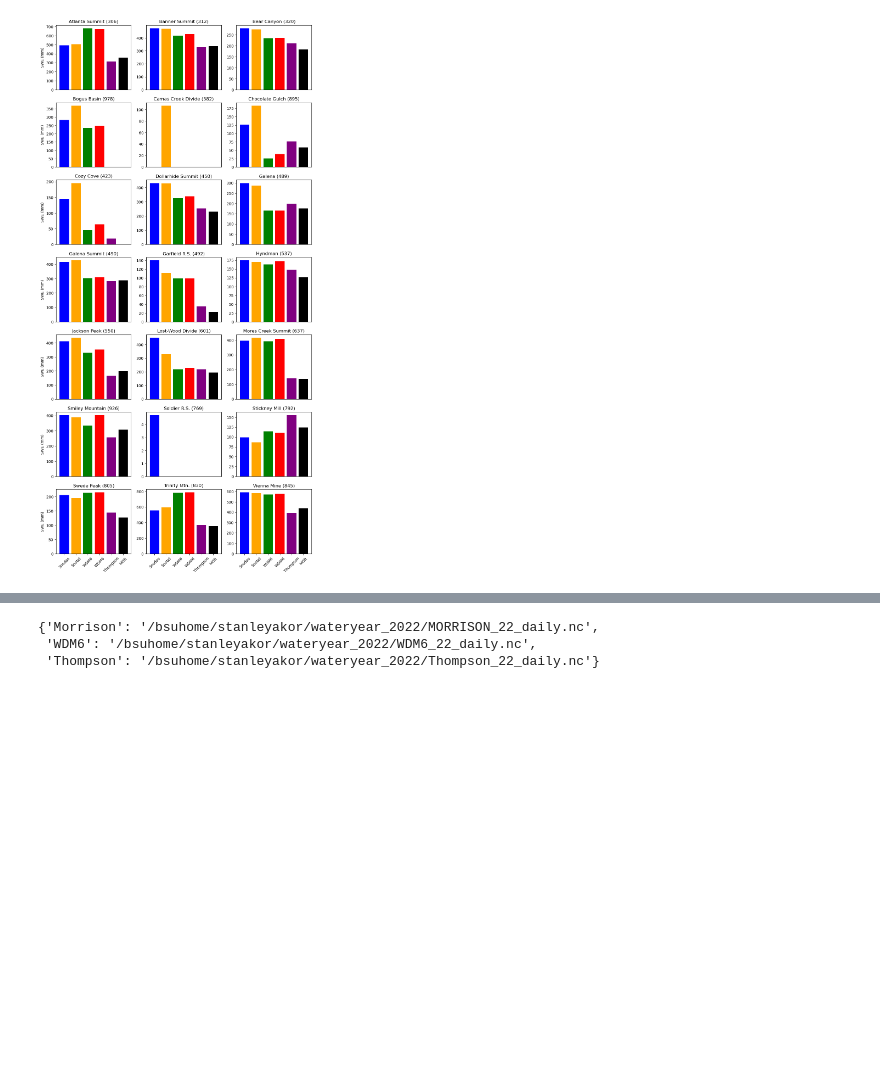
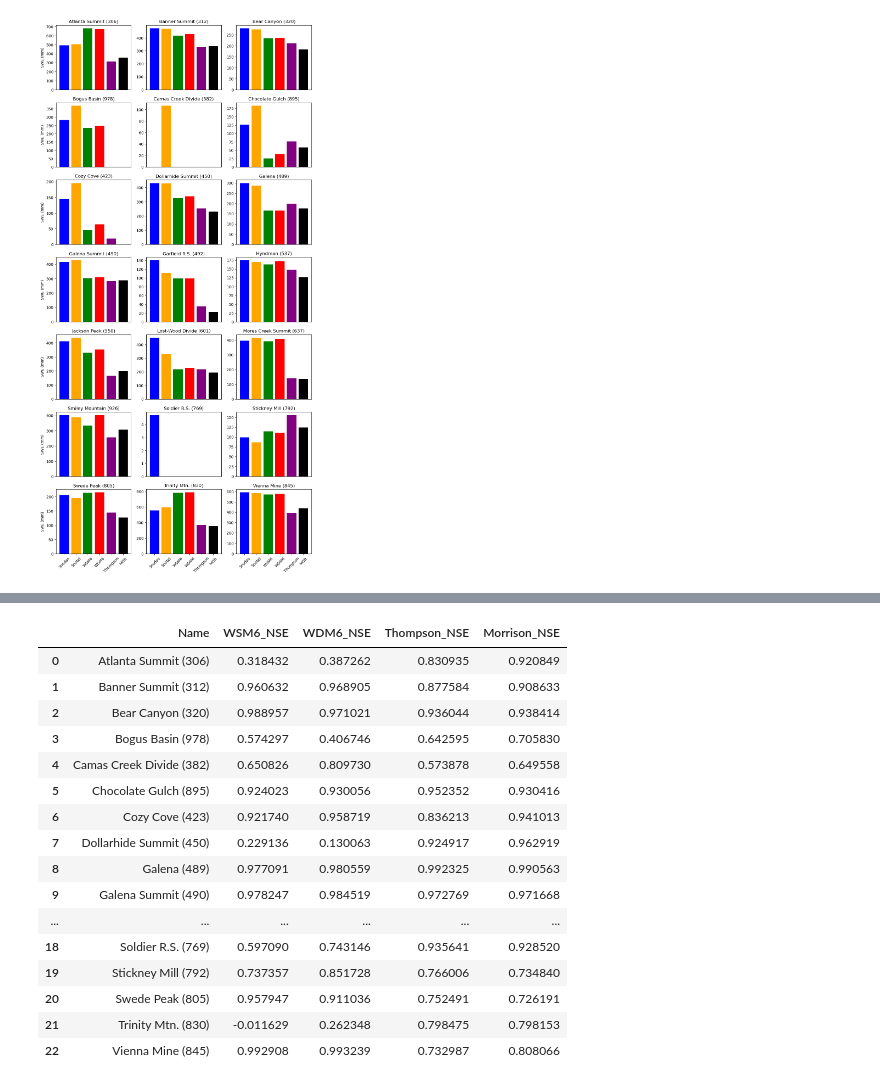
Before and after one commit to stanleyakor1/Comprehensive-Ecam, a Jupyter notebook: Artifact/scritps/precip.ipynb, the cells around one changed output, grey strips where cells are left out. Cells and saved outputs as stored; diff of their text form; code cells hidden in the pictures; blank space fills up the shorter version.

```diff
--- a/Artifact/scritps/precip.ipynb
+++ b/Artifact/scritps/precip.ipynb
@@ -241,10 +70,25 @@ Vienna Mine (845)         0.994035  0.995468      0.778640      0.874299
 # %%
-All_schemes
+precip = pd.read_csv('precip_station_data.csv')
+swe = pd.read_csv('swe_station_data.csv')
+swh = pd.read_csv('swh_station_data.csv')
-# %% [output]
-{'Morrison': '/bsuhome/stanleyakor/wateryear_2022/MORRISON_22_daily.nc',
- 'WDM6': '/bsuhome/stanleyakor/wateryear_2022/WDM6_22_daily.nc',
- 'Thompson': '/bsuhome/stanleyakor/wateryear_2022/Thompson_22_daily.nc'}
 # %%
-def NSE(wrf,df):
-    return 1 -  (np.sum(df- wrf)/(np.sum((df - np.mean(df))**2)))
+precip
+# %% [output]
+|  | Name | WSM6_NSE | WDM6_NSE | Thompson_NSE | Morrison_NSE |
+| 0 | Atlanta Summit (306) | 0.318432 | 0.387262 | 0.830935 | 0.920849 |
+| 1 | Banner Summit (312) | 0.960632 | 0.968905 | 0.877584 | 0.908633 |
+| 2 | Bear Canyon (320) | 0.988957 | 0.971021 | 0.936044 | 0.938414 |
+| 3 | Bogus Basin (978) | 0.574297 | 0.406746 | 0.642595 | 0.705830 |
+| 4 | Camas Creek Divide (382) | 0.650826 | 0.809730 | 0.573878 | 0.649558 |
+| 5 | Chocolate Gulch (895) | 0.924023 | 0.930056 | 0.952352 | 0.930416 |
+| 6 | Cozy Cove (423) | 0.921740 | 0.958719 | 0.836213 | 0.941013 |
+| 7 | Dollarhide Summit (450) | 0.229136 | 0.130063 | 0.924917 | 0.962919 |
+| 8 | Galena (489) | 0.977091 | 0.980559 | 0.992325 | 0.990563 |
+| 9 | Galena Summit (490) | 0.978247 | 0.984519 | 0.972769 | 0.971668 |
+| ... | ... | ... | ... | ... | ... |
+| 18 | Soldier R.S. (769) | 0.597090 | 0.743146 | 0.935641 | 0.928520 |
+| 19 | Stickney Mill (792) | 0.737357 | 0.851728 | 0.766006 | 0.734840 |
+| 20 | Swede Peak (805) | 0.957947 | 0.911036 | 0.752491 | 0.726191 |
+| 21 | Trinity Mtn. (830) | -0.011629 | 0.262348 | 0.798475 | 0.798153 |
+| 22 | Vienna Mine (845) | 0.992908 | 0.993239 | 0.732987 | 0.808066 |
 # %%
```
Also changed, not shown: parts of 6 cells of this notebook, 1 other file.
